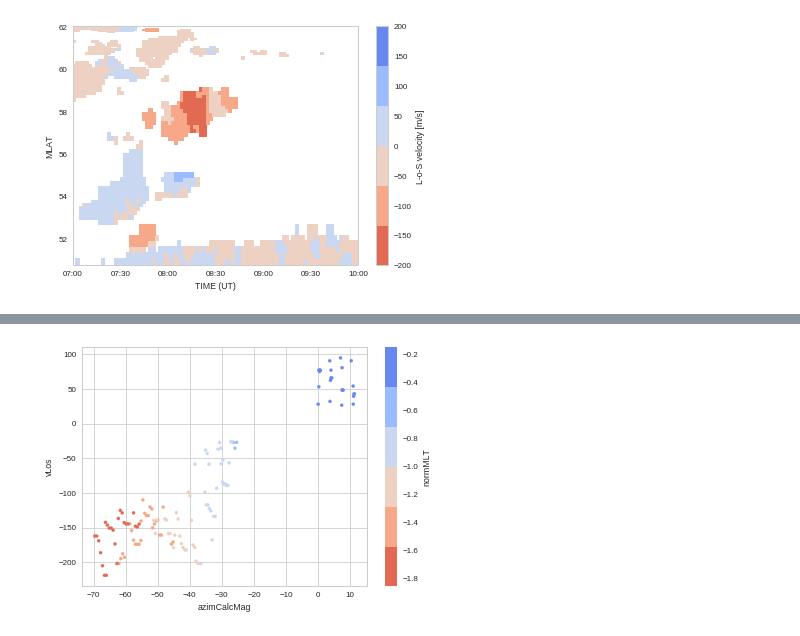
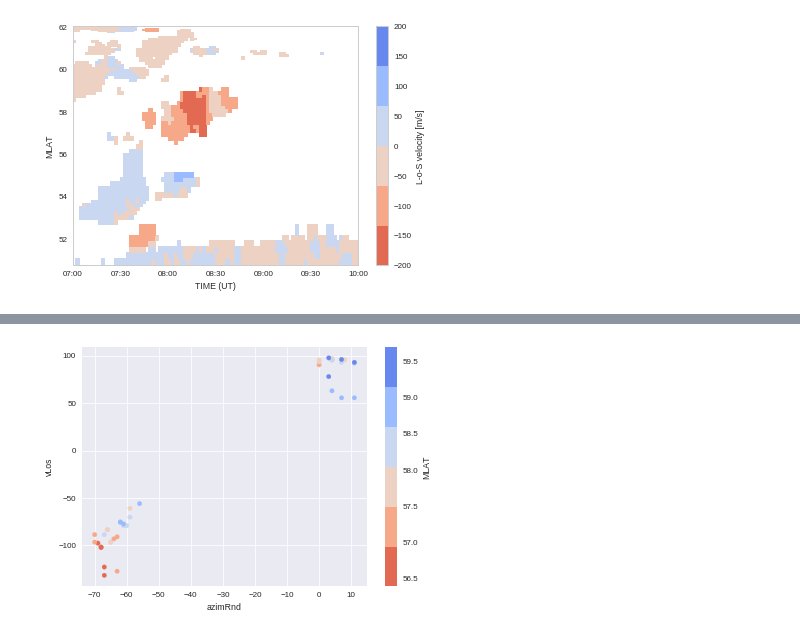
Before and after one commit to bharatreddy/scwsaps, a Jupyter notebook: ipy/saps_test.ipynb, the cells around one changed output, grey strips where cells are left out. Drawn from its saved outputs; the diff is of its cells as text; code cells hidden in the pictures.

```diff
--- a/ipy/saps_analysis.ipynb
+++ b/ipy/saps_test.ipynb
@@ -15,10 +16,10 @@ from matplotlib.dates import date2num, DateFormatter
 eventDate = datetime.datetime(2011,5,16)
 timeStart = datetime.datetime(2011,5,16,7,0)
 timeEnd = datetime.datetime(2011,5,16,10,0)
-sapsTime = datetime.datetime(2011,5,16,8,20)
+sapsTime = datetime.datetime(2011,5,16,8,36)
 sapsRadList = [ "cvw" ]
 sapsMlatRange = [ 56., 60. ]
-sapsVelCutoff = 25.
+sapsVelCutoff = 50.
 sapsNpointsCutoff = 50 # per radar per beam
 # %%
 # read from the feather file
@@ -114,9 +115,9 @@ sapsDF = sapsDF[ numpy.abs(sapsDF["vLos"]) >= sapsVelCutoff ]
 # 5) Finally group by radar and beam number to
 # discard velocities whose values are
 cntPntsSAPSGrp = sapsDF.groupby( ["radCode", "beam"] ).size().reset_index()
-cntPntsSAPSGrp.columns = ["radCode", "beam", "nPoints"]
-sapsDF = pandas.merge( sapsDF, cntPntsSAPSGrp, on=["radCode", "beam"] )
-sapsDF = sapsDF[ sapsDF["nPoints"] >= sapsNpointsCutoff ]
+# cntPntsSAPSGrp.columns = ["radCode", "beam", "nPoints"]
+# sapsDF = pandas.merge( sapsDF, cntPntsSAPSGrp, on=["radCode", "beam"] )
+# sapsDF = sapsDF[ sapsDF["nPoints"] >= sapsNpointsCutoff ]
 # %%
 # sel data from a radar and beam
 rtiDF = sapsDF[ (sapsDF["radCode"] == "cvw") &\
@@ -169,0 +164,24 @@ array([12, 13,  9, 10,  5, 20, 21, 22, 23,  8,  7, 11,  6])
+# %%
+def custom_round(x, base=5):
+    return int(base * round(float(x)/base))
+# Get l-shell fitted velocities from
+# the SAPS vLos at different time intervals
+lshellDF = sapsDF[ sapsDF["date"] == sapsTime ]
+# groupby rounded azimuth to
+# get median vLos to Lshell fit
+lshellDF["azimRnd"] = lshellDF["azimCalcMag"].round()#apply(lambda x: custom_round(x, base=5))
+selCols = [ "vLos", "MLAT", "normMLT", "azimRnd" ]
+azimDF = lshellDF[selCols].groupby( ["azimRnd"] ).median().reset_index()
+azimDF.columns = [ "azimRnd", "vLos_median", "MLAT_mean", "normMLT_mean" ]
+azimStdDF = lshellDF[selCols].groupby( ["azimRnd"] ).std().reset_index()
+azimStdDF.columns = [ "azimRnd", "vLos_std", "MLAT_std", "normMLT_std" ]
+azimDF = pandas.merge( azimDF, azimStdDF, on="azimRnd" )
+# discard azims with less count
+azimCntDF = lshellDF.groupby("azimRnd").size().reset_index()
+azimCntDF.columns = [ "azimRnd", "nPnts" ]
+azimDF = pandas.merge( azimDF, azimCntDF, on="azimRnd" )
+# discard azimuths where number of points is less than
+# 50% of the maximum (observed across all azimuths)
+azimDF["percCnt"] = azimDF["nPnts"]*100./azimDF["nPnts"].max()
+azimDF = azimDF[ azimDF["percCnt"] >= 33. ]
+print azimDF
@@ -170,15 +210,15 @@ array([12, 13,  9, 10,  5, 20, 21, 22, 23,  8,  7, 11,  6])
 # %%
 fig1 = plt.figure()
 ax = fig1.add_subplot(111)
 # Seaborn styling
 sns.set_style("darkgrid")
 sns.set_context("paper")
 seaMap = ListedColormap(sns.color_palette("coolwarm_r"))
 lshellDF.plot( kind='scatter',
-              x='azimCalcMag',
+              x='azimRnd',
               y='vLos',
-              c='normMLT',
-              s=10., cmap=seaMap, ax=ax)
+              c='MLAT',
+              s=20., cmap=seaMap, ax=ax)
 fig1.savefig("../plots/lshell-test.pdf",bbox_inches='tight')
 # %% [output]
-[figure, old version]
+[figure, new version]
```
Also changed, not shown: parts of 8 cells of this notebook, 12 other files.
